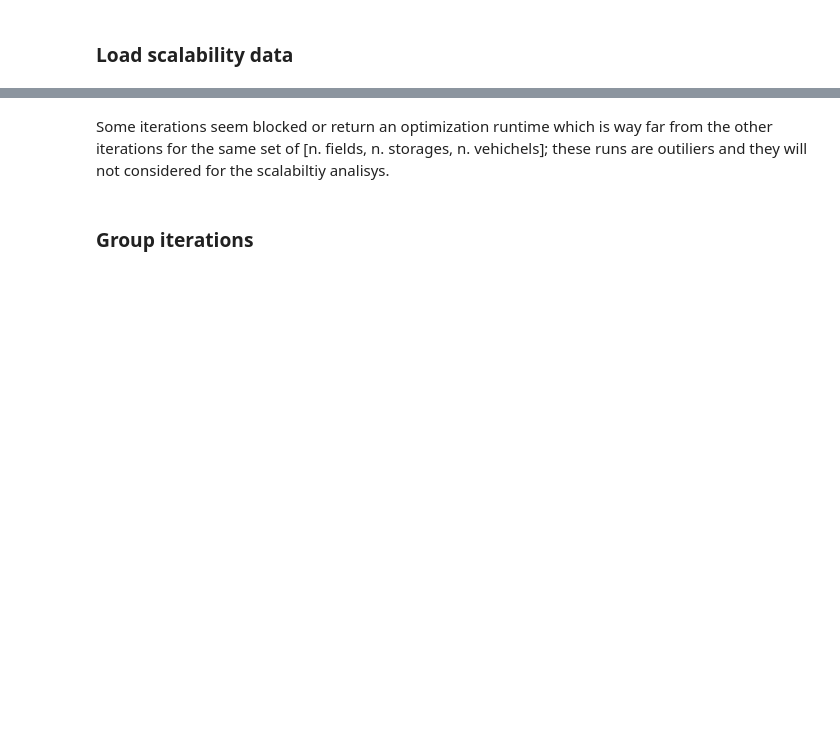
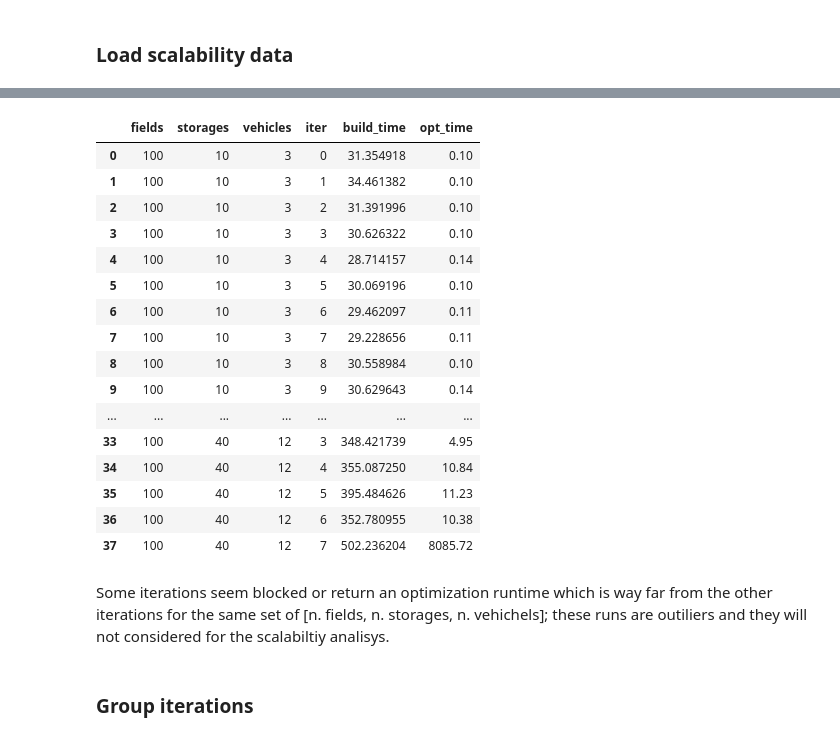
Before and after one commit to wilsonjefferson/DSSC_MO, a Jupyter notebook: larp_scalability_plots.ipynb, the cells around one changed output, grey strips where cells are left out. Drawn from its saved outputs; the diff is of its cells as text; code cells hidden in the pictures; blank space fills up the shorter version.

```diff
--- a/larp_scalability_plots.ipynb
+++ b/larp_scalability_plots.ipynb
@@ -34,6 +34,26 @@ c:\Users\pierp\OneDrive\Desktop\Optimization Models\Python exercises\DSSC_MO\bac
 # %%
 columns = ['fields', 'storages', 'vehicles', 'iter', 'build_time', 'opt_time']
 df_scalability = pd.DataFrame(scalability, columns=columns)
+# %%
+df_scalability
+# %% [output]
+|  | fields | storages | vehicles | iter | build_time | opt_time |
+| 0 | 100 | 10 | 3 | 0 | 31.354918 | 0.10 |
+| 1 | 100 | 10 | 3 | 1 | 34.461382 | 0.10 |
+| 2 | 100 | 10 | 3 | 2 | 31.391996 | 0.10 |
+| 3 | 100 | 10 | 3 | 3 | 30.626322 | 0.10 |
+| 4 | 100 | 10 | 3 | 4 | 28.714157 | 0.14 |
+| 5 | 100 | 10 | 3 | 5 | 30.069196 | 0.10 |
+| 6 | 100 | 10 | 3 | 6 | 29.462097 | 0.11 |
+| 7 | 100 | 10 | 3 | 7 | 29.228656 | 0.11 |
+| 8 | 100 | 10 | 3 | 8 | 30.558984 | 0.10 |
+| 9 | 100 | 10 | 3 | 9 | 30.629643 | 0.14 |
+| ... | ... | ... | ... | ... | ... | ... |
+| 33 | 100 | 40 | 12 | 3 | 348.421739 | 4.95 |
+| 34 | 100 | 40 | 12 | 4 | 355.087250 | 10.84 |
+| 35 | 100 | 40 | 12 | 5 | 395.484626 | 11.23 |
+| 36 | 100 | 40 | 12 | 6 | 352.780955 | 10.38 |
+| 37 | 100 | 40 | 12 | 7 | 502.236204 | 8085.72 |
 # %% [markdown]
 Some iterations seem blocked or return an optimization runtime which is way far from the other iterations for the same set of [n. fields, n. storages, n. vehichels]; these runs are outiliers and they will not considered for the scalabiltiy analisys.
 # %%
```
Also changed, not shown: parts of 9 cells of this notebook, 11 other files.
